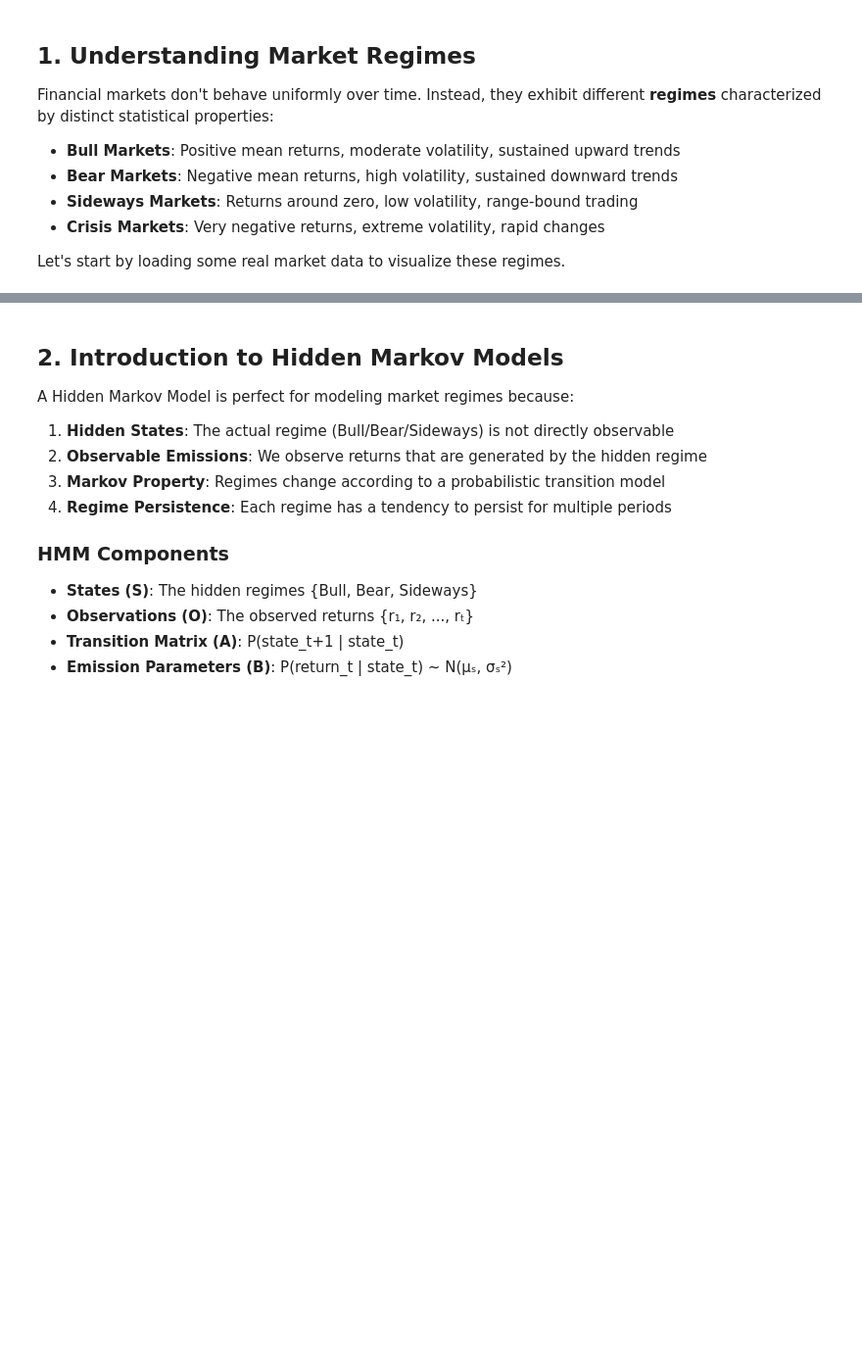
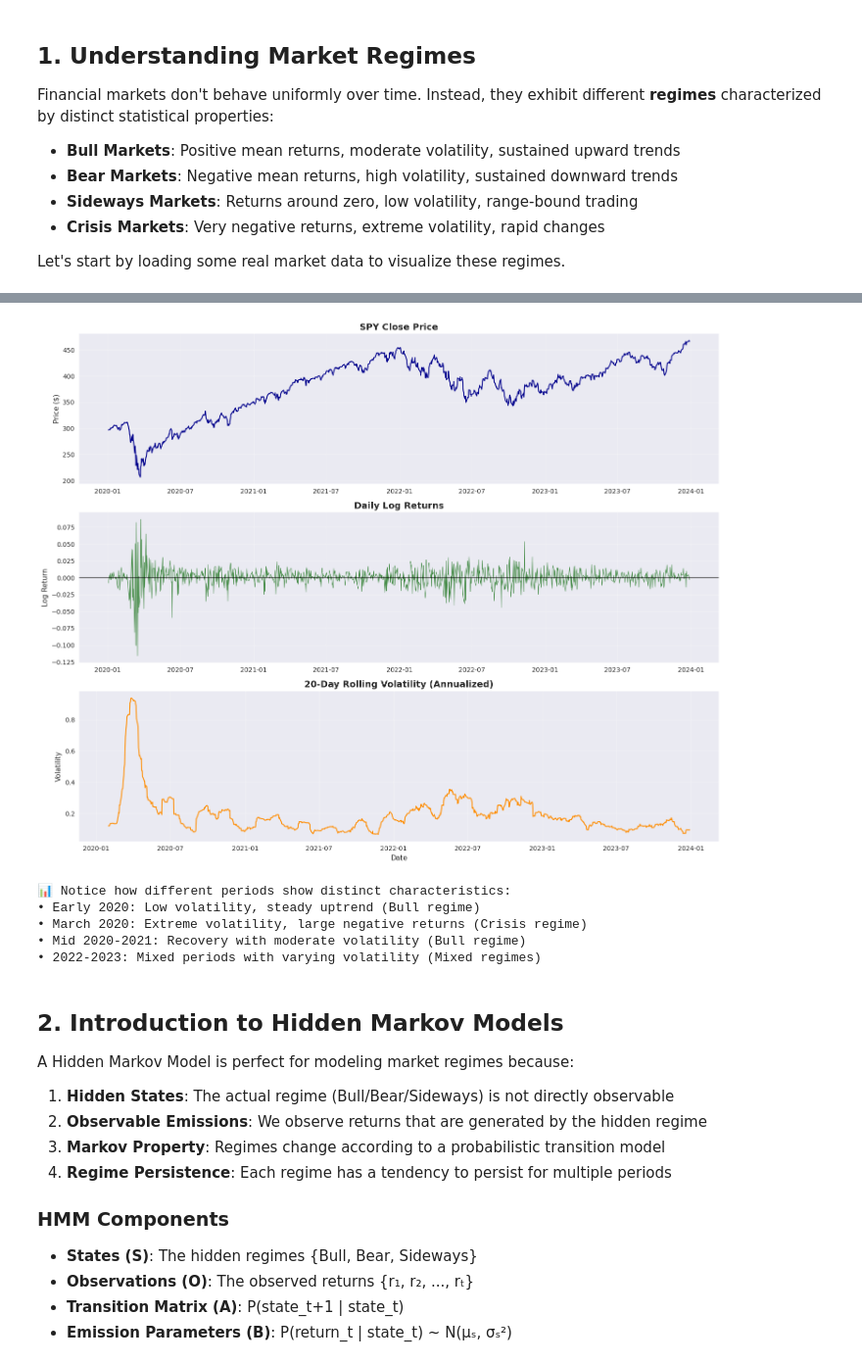
Before and after one commit to hidden-regime/hidden-regime, a Jupyter notebook: notebooks/tutorials/01_Introduction_to_HMM_Finance.ipynb, the cells around one changed output, grey strips where cells are left out. Shown at 98% size. Saved outputs shown, nothing was run; the diff lists cells and outputs as text; code cells hidden in the pictures; blank space fills up the shorter version.

```diff
--- a/notebooks/tutorials/01_Introduction_to_HMM_Finance.ipynb
+++ b/notebooks/tutorials/01_Introduction_to_HMM_Finance.ipynb
@@ -64,7 +68,7 @@ print(f"Downloading {ticker} data from {start_date} to {end_date}...")
 spy_data = yf.download(ticker, start=start_date, end=end_date, progress=False)
 
 # Calculate log returns
-spy_data['Log_Return'] = np.log(spy_data['Adj Close'] / spy_data['Adj Close'].shift(1))
+spy_data['Log_Return'] = np.log(spy_data['Close'] / spy_data['Close'].shift(1))
 spy_data = spy_data.dropna()
 
 print(f"✅ Downloaded {len(spy_data)} days of data")
@@ -82,40 +96,47 @@ print(f"Maximum return: {returns.max():.4f}")
 fig, axes = plt.subplots(3, 1, figsize=(15, 12))
 
 # Plot 1: Price chart
-axes[0].plot(spy_data.index, spy_data['Adj Close'], linewidth=1.5, color='darkblue')
-axes[0].set_title(f'{ticker} Adjusted Close Price', fontsize=14, fontweight='bold')
+axes[0].plot(spy_data.index, spy_data['Close'], linewidth=1.5, color='darkblue')
+axes[0].set_title(f'{ticker} Close Price', fontsize=14, fontweight='bold')
 axes[0].set_ylabel('Price ($)')
 axes[0].grid(True, alpha=0.3)
 
 # Highlight major market events
 covid_crash = pd.Timestamp('2020-03-15')
 if covid_crash in spy_data.index:
     axes[0].axvline(covid_crash, color='red', linestyle='--', alpha=0.7, label='COVID-19 Crash')
     axes[0].legend()
 
 # Plot 2: Daily returns
 axes[1].plot(spy_data.index, returns, linewidth=0.8, color='darkgreen', alpha=0.7)
 axes[1].axhline(y=0, color='black', linestyle='-', alpha=0.5)
 axes[1].set_title('Daily Log Returns', fontsize=14, fontweight='bold')
 axes[1].set_ylabel('Log Return')
 axes[1].grid(True, alpha=0.3)
 
 # Plot 3: Rolling volatility
 rolling_vol = returns.rolling(window=20).std() * np.sqrt(252)  # 20-day annualized volatility
 axes[2].plot(spy_data.index, rolling_vol, linewidth=1.5, color='darkorange')
 axes[2].set_title('20-Day Rolling Volatility (Annualized)', fontsize=14, fontweight='bold')
 axes[2].set_ylabel('Volatility')
 axes[2].set_xlabel('Date')
 axes[2].grid(True, alpha=0.3)
 
 plt.tight_layout()
 plt.show()
 
 print("\n📊 Notice how different periods show distinct characteristics:")
 print("• Early 2020: Low volatility, steady uptrend (Bull regime)")
 print("• March 2020: Extreme volatility, large negative returns (Crisis regime)")
 print("• Mid 2020-2021: Recovery with moderate volatility (Bull regime)")
 print("• 2022-2023: Mixed periods with varying volatility (Mixed regimes)")
+# %% [output]
+[figure, added]
+📊 Notice how different periods show distinct characteristics:
+• Early 2020: Low volatility, steady uptrend (Bull regime)
+• March 2020: Extreme volatility, large negative returns (Crisis regime)
+• Mid 2020-2021: Recovery with moderate volatility (Bull regime)
+• 2022-2023: Mixed periods with varying volatility (Mixed regimes)
 # %% [markdown]
 ## 2. Introduction to Hidden Markov Models
 
```
Also changed, not shown: parts of 5 cells of this notebook, 13 other files.
